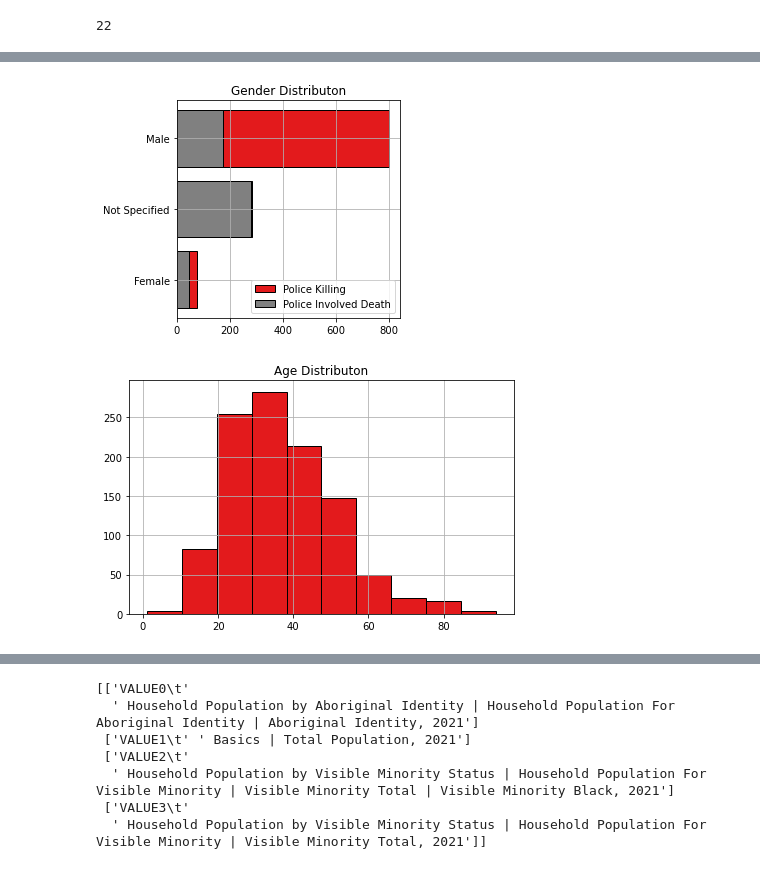
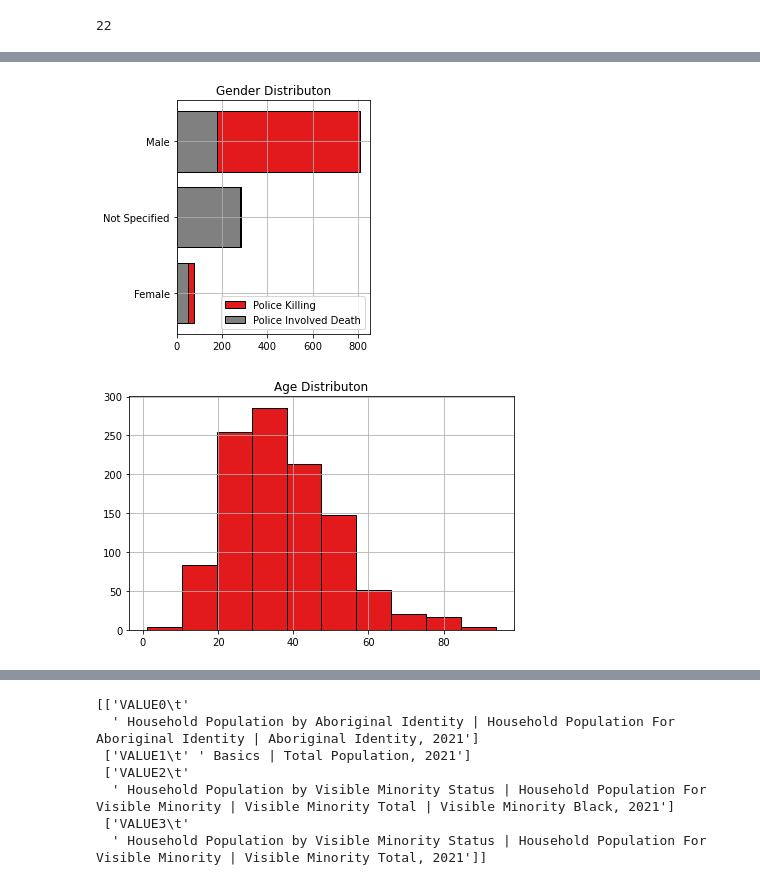
Before and after one commit to Police-Involved-Deaths-CA/Data, a Jupyter notebook: Data_Overview.ipynb, the cells around one changed output, grey strips where cells are left out. Saved outputs shown, nothing was run; the diff lists cells and outputs as text; code cells hidden in the pictures.

```diff
--- a/Data_Overview.ipynb
+++ b/Data_Overview.ipynb
@@ -582,31 +582,31 @@ Final_Data.loc[Final_Data['department']=='Not Specified']#[-6:-5].T#,'prov'].uni
 # %%
 # PID.groupby('first_name').count()['INDEX']
 Final_Data['gender']=Final_Data['gender'].replace({'Trans Female':'Female'})
 B = Final_Data.groupby('gender').count()['INDEX'].sort_values()[-10:]
 
 fig,ax=plt.subplots(1,figsize=(4,4))
 ax.barh(B.index,B,color='#e31a1c',edgecolor='k',label='Police Killing')
 ax.grid()
 ax.set_title('Gender Distributon')
 # plt.tight_layout()
 
 
 B = Final_Data.loc[Final_Data['Type']=='Police Involved Death'].groupby('gender').count()['INDEX'].sort_values()[-10:]
 
 # # fig,ax=plt.subplots(2,figsize=(6,6))
 ax.barh(B.index,B,color='grey',edgecolor='k',label='Police Involved Death')
 # ax[1].grid()
 # ax[1].set_title('Gender Distributon')
-# plt.tight_layout()
+plt.tight_layout()
 
 ax.legend()
 
 plt.savefig('docs/images/Gender.png',dpi=400)
 # %% [output]
-[figure, old version]
+[figure, new version]
 # %%
 # PID.groupby('first_name').count()['INDEX']
-Final_Data['gender']=Final_Data['gender'].replace({'Trans Female':'Female'})
+# Final_Data['gender']=Final_Data['gender'].replace({'Trans Female':'Female'})
 B = Final_Data.groupby('gender').count()['INDEX'].sort_values()[-10:]
 
 fig,ax=plt.subplots()
@@ -617,7 +617,7 @@ ax.set_title('Age Distributon')
 plt.tight_layout()
 plt.savefig('docs/images/age.png',dpi=400)
 # %% [output]
-[figure, old version]
+[figure, new version]
 # %%
 Year = [2000,2010,2016]
 Year = [2021]
```
Also changed, not shown: parts of 10 cells of this notebook, 10 other files.
